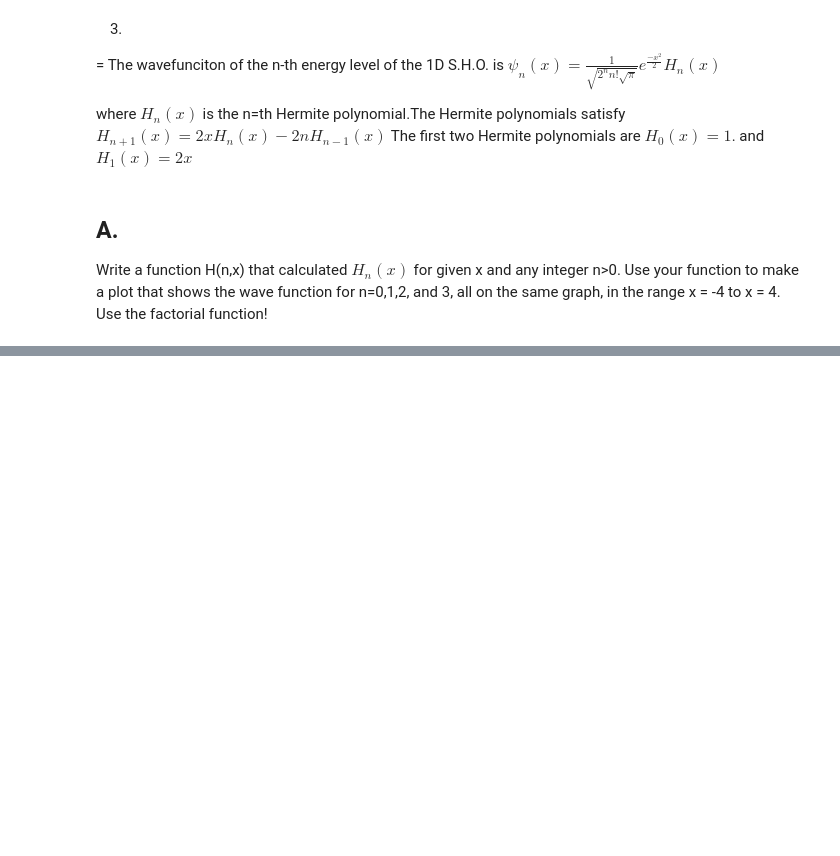
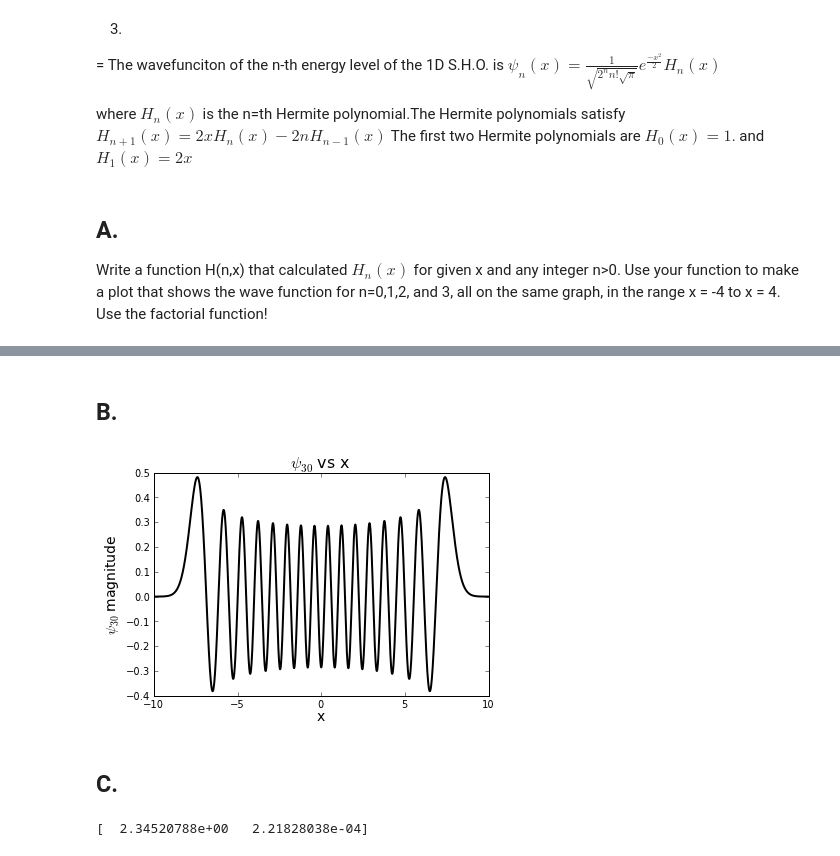
Before and after one commit to ewjohnst/PHYS202-S13, a Jupyter notebook: Week5/NumericalIntegrationEx4.ipynb, the cells around one changed output, grey strips where cells are left out. Cells and saved outputs as stored; diff of their text form; code cells hidden in the pictures; blank space fills up the shorter version.

```diff
--- a/Week5/NumericalIntegrationEx4.ipynb
+++ b/Week5/NumericalIntegrationEx4.ipynb
@@ -128,0 +147,26 @@ NameError: name 'hermite' is not defined
+# %% [markdown]
+B.
+-
+# %%
+n = 30.; x = arange(-10.,10.01,0.01)
+psi30 = psi(30.,x)
+plot(x, psi30, color='black', lw=2, label='$\psi_{30}$')
+xlabel('x', fontsize=14)
+title('$\psi_{30}$ vs x', fontsize=16)
+ylabel('$\psi_{30}$ magnitude', fontsize=14)
+show()
+# %% [output]
+[figure, added]
+# %% [markdown]
+C.
+-
+# %%
+import scipy.integrate as integrate
+import math
+def uncertainty(n, x):
+    inside = lambda x: x**2*psi(n, x)*psi(n, x)
+    return sqrt(integrate.quad(inside,-Inf,Inf))
+
+print uncertainty(5, x)
+# %% [output]
+[  2.34520788e+00   2.21828038e-04]
```
Also changed, not shown: parts of 11 cells of this notebook, 1 other file.
